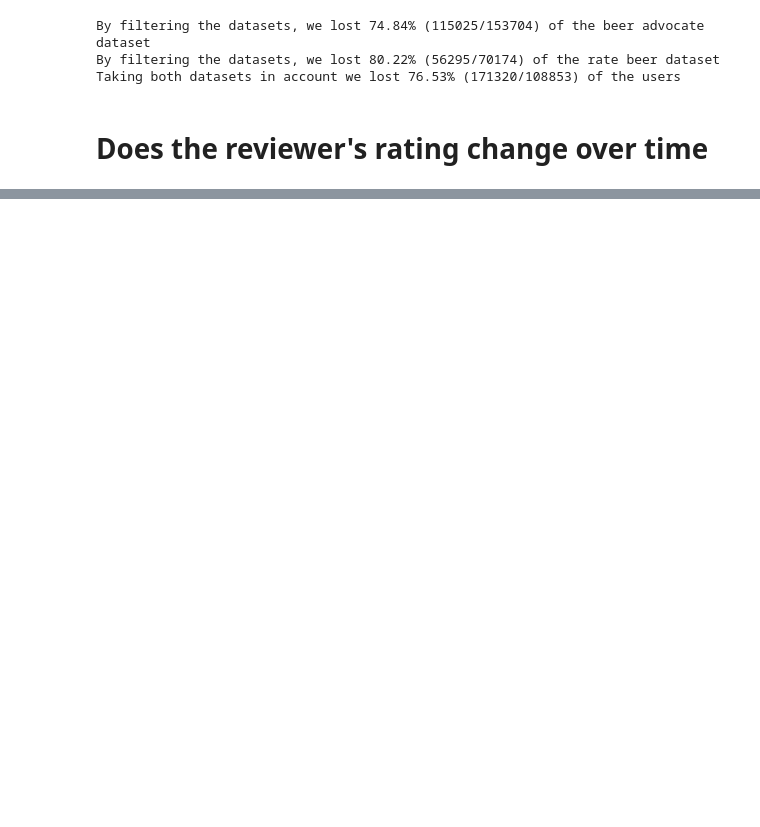
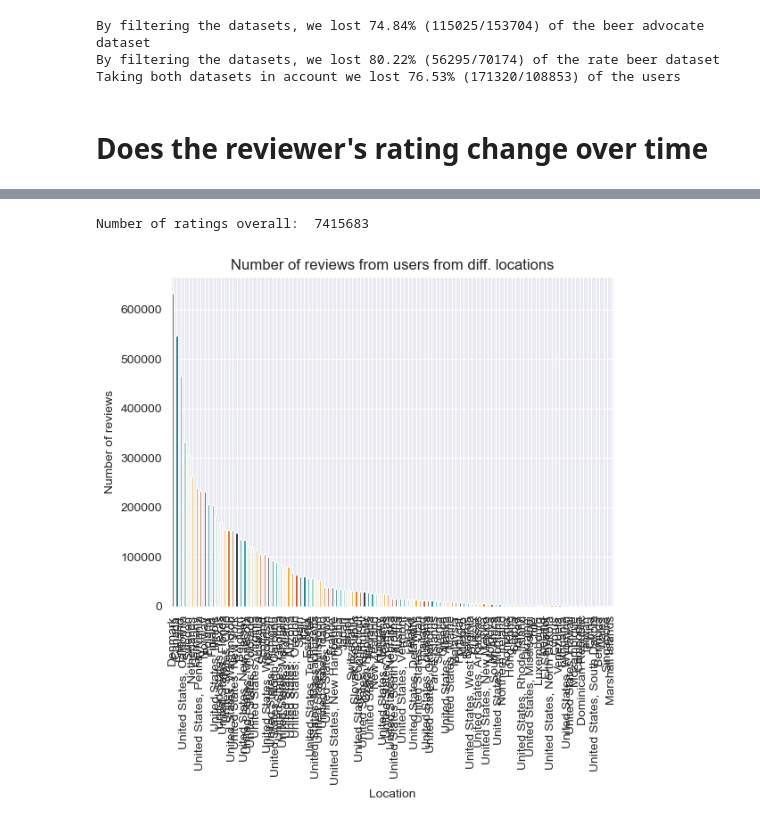
Before and after one commit to epfl-ada/ada-2024-project-thefivedatawranglers, a Jupyter notebook: analysis.ipynb, the cells around one changed output, grey strips where cells are left out. Saved outputs shown, nothing was run; the diff lists cells and outputs as text; code cells hidden in the pictures; blank space fills up the shorter version.

```diff
--- a/analysis.ipynb
+++ b/analysis.ipynb
@@ -46,0 +121,17 @@ Taking both datasets in account we lost 76.53% (171320/108853) of the users
+# %%
+df_rb_grp_loc = df_rb_users.groupby("location")
+df_rb_sum_rat = df_rb_grp_loc["nbr_ratings"].sum().sort_values(ascending=False)
+
+print("Number of ratings overall: ", df_rb_sum_rat.sum())
+
+df_rb_sum_rat_cutoff = df_rb_sum_rat[df_rb_sum_rat > 1000]
+
+df_rb_sum_rat_cutoff.plot(kind="bar", color=colors[:len(df_rb_sum_rat_cutoff)])
+plt.xlabel("Location")
+plt.ylabel("Number of reviews")
+plt.title("Number of reviews from users from diff. locations")
+
+plt.show()
+# %% [output]
+Number of ratings overall:  7415683
+[figure, added]
```
Also changed, not shown: parts of 19 cells of this notebook.
